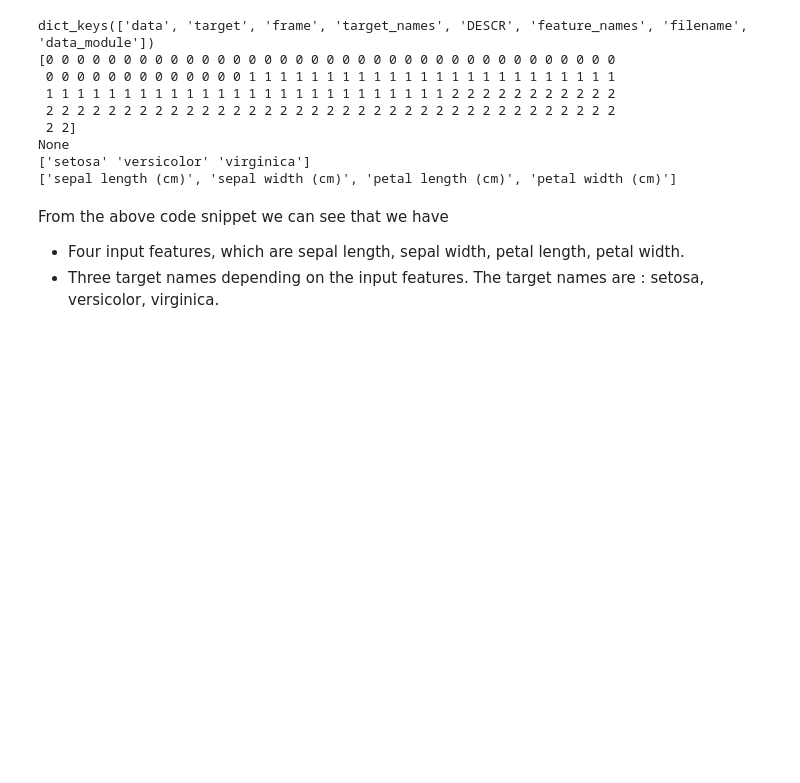
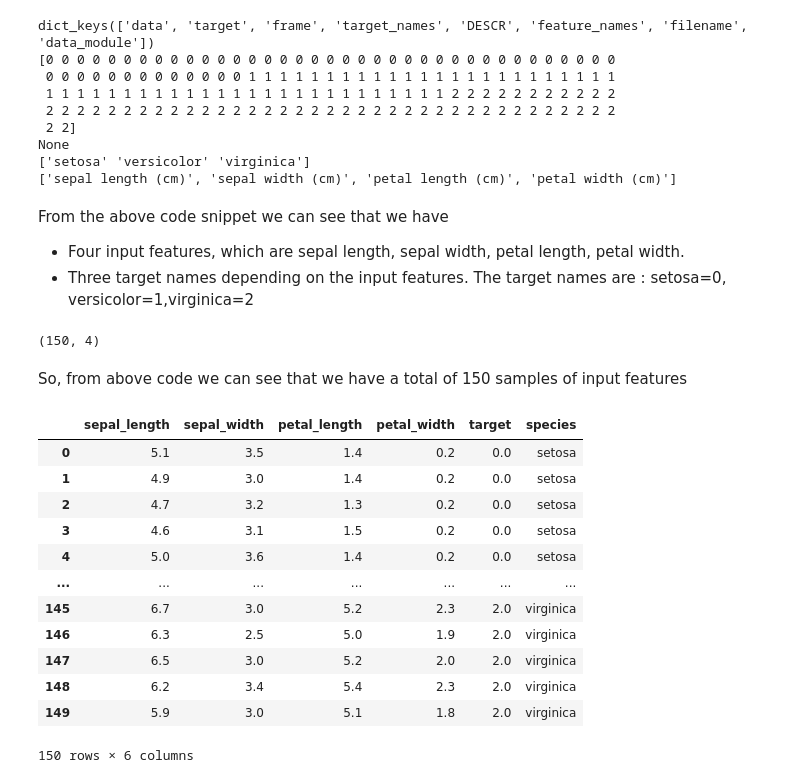
Before and after one commit to nssn96/ML_iris, a Jupyter notebook: ML_iris.ipynb, the cells around one changed output. Drawn from its saved outputs; the diff is of its cells as text; code cells hidden in the pictures; blank space fills up the shorter version.

```diff
--- a/ML_iris.ipynb
+++ b/ML_iris.ipynb
@@ -33,8 +35,35 @@ None
 From the above code snippet we can see that we have
 
 *   Four input features, which are sepal length, sepal width, petal length, petal width.
-*   Three target names depending on the input features. The target names are : setosa, versicolor, virginica.
+*   Three target names depending on the input features. The target names are : setosa=0, versicolor=1,virginica=2
 # %%
 #storing features and target of iris dataset separately
 x = iris_dataset.data  # x is in matrix format
 y=iris_dataset.target   # y is in a vector format
+# %%
+#to check the number/size of the data matrix
+print(x.shape)
+# %% [output]
+(150, 4)
+# %% [markdown]
+So, from above code we can see that we have a total of 150 samples of input features
+# %%
+#converting to dataframe
+data = pd.DataFrame(data= np.c_[iris_dataset['data'], iris_dataset['target']],columns= iris_dataset['feature_names'] + ['target'])
+data['species'] = pd.Categorical.from_codes(iris_dataset.target,iris_dataset.target_names)
+data.columns=['sepal_length','sepal_width','petal_length','petal_width','target','species']
+data
+# %% [output]
+|  | sepal_length | sepal_width | petal_length | petal_width | target | species |
+| 0 | 5.1 | 3.5 | 1.4 | 0.2 | 0.0 | setosa |
+| 1 | 4.9 | 3.0 | 1.4 | 0.2 | 0.0 | setosa |
+| 2 | 4.7 | 3.2 | 1.3 | 0.2 | 0.0 | setosa |
+| 3 | 4.6 | 3.1 | 1.5 | 0.2 | 0.0 | setosa |
+| 4 | 5.0 | 3.6 | 1.4 | 0.2 | 0.0 | setosa |
+| ... | ... | ... | ... | ... | ... | ... |
+| 145 | 6.7 | 3.0 | 5.2 | 2.3 | 2.0 | virginica |
+| 146 | 6.3 | 2.5 | 5.0 | 1.9 | 2.0 | virginica |
+| 147 | 6.5 | 3.0 | 5.2 | 2.0 | 2.0 | virginica |
+| 148 | 6.2 | 3.4 | 5.4 | 2.3 | 2.0 | virginica |
+| 149 | 5.9 | 3.0 | 5.1 | 1.8 | 2.0 | virginica |
+150 rows × 6 columns
```
Also changed, not shown: parts of 5 cells of this notebook.
